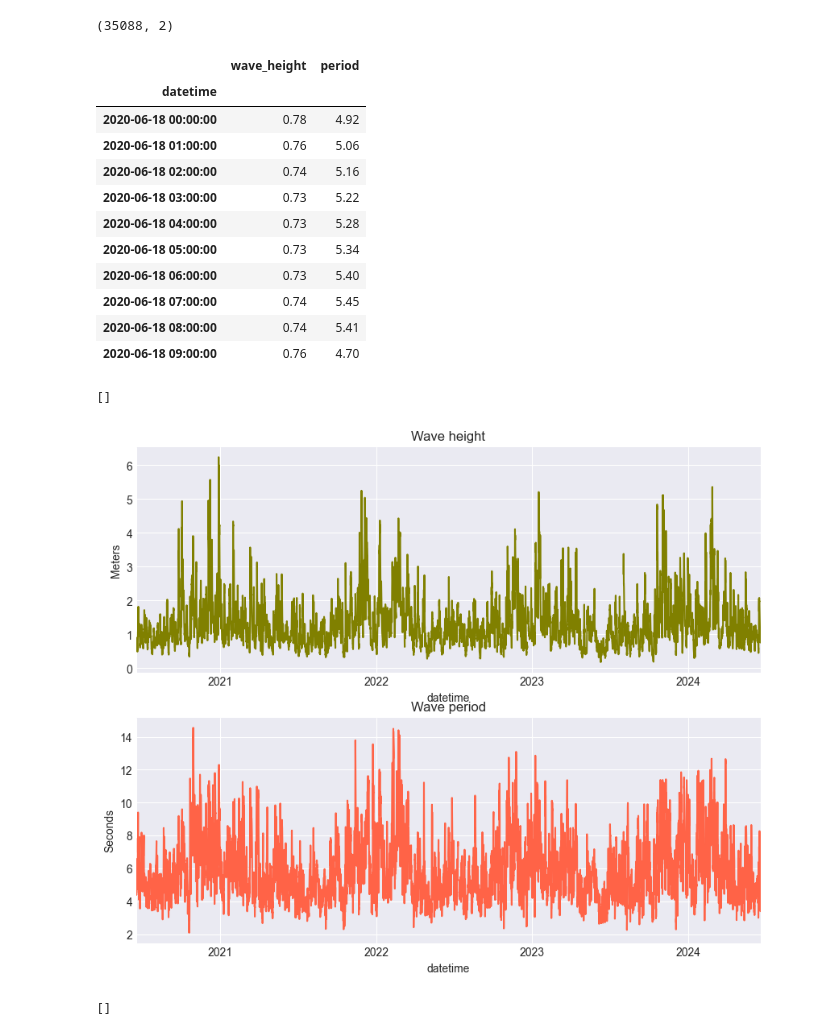
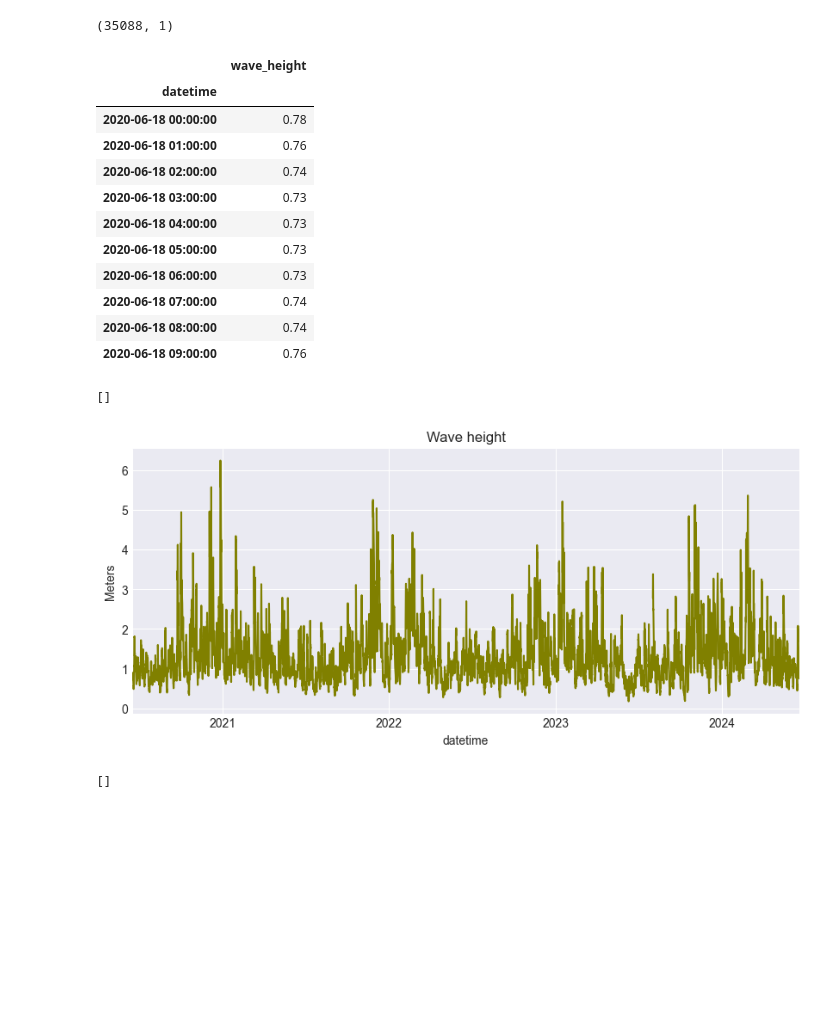
Before and after one commit to AlvaroCorrales/wave-height-prediction, a Jupyter notebook: Process data ESP.ipynb, the cells around one changed output. Drawn from its saved outputs; the diff is of its cells as text; code cells hidden in the pictures; blank space fills up the shorter version.

```diff
--- a/Process data ESP.ipynb
+++ b/Process data ESP.ipynb
@@ -38,8 +38,8 @@ df_original.head()
 # %%
 # Slice off variables of interest
 # ==============================================================================
-df = df_original[['datetime', 'Altura Signif. del Oleaje(m)', 'Periodo Medio(s)']].copy()
-df.rename(columns = {'Altura Signif. del Oleaje(m)':'wave_height', 'Periodo Medio(s)':'period'}, inplace = True)
+df = df_original[['datetime', 'Altura Signif. del Oleaje(m)']].copy()
+df.rename(columns = {'Altura Signif. del Oleaje(m)':'wave_height'}, inplace = True)
 df.sort_values(by=['datetime'], inplace=True)
 df.set_index(keys = 'datetime', inplace=True)
 df = df.asfreq('60min')
@@ -47,35 +47,35 @@ df = df.asfreq('60min')
 print(df.shape)
 df.head(10)
 # %% [output]
-(35088, 2)
+(35088, 1)
-|  | wave_height | period |
-| datetime |  |  |
-| 2020-06-18 00:00:00 | 0.78 | 4.92 |
-| 2020-06-18 01:00:00 | 0.76 | 5.06 |
-| 2020-06-18 02:00:00 | 0.74 | 5.16 |
-| 2020-06-18 03:00:00 | 0.73 | 5.22 |
-| 2020-06-18 04:00:00 | 0.73 | 5.28 |
-| 2020-06-18 05:00:00 | 0.73 | 5.34 |
-| 2020-06-18 06:00:00 | 0.73 | 5.40 |
-| 2020-06-18 07:00:00 | 0.74 | 5.45 |
-| 2020-06-18 08:00:00 | 0.74 | 5.41 |
-| 2020-06-18 09:00:00 | 0.76 | 4.70 |
+|  | wave_height |
+| datetime |  |
+| 2020-06-18 00:00:00 | 0.78 |
+| 2020-06-18 01:00:00 | 0.76 |
+| 2020-06-18 02:00:00 | 0.74 |
+| 2020-06-18 03:00:00 | 0.73 |
+| 2020-06-18 04:00:00 | 0.73 |
+| 2020-06-18 05:00:00 | 0.73 |
+| 2020-06-18 06:00:00 | 0.73 |
+| 2020-06-18 07:00:00 | 0.74 |
+| 2020-06-18 08:00:00 | 0.74 |
+| 2020-06-18 09:00:00 | 0.76 |
 # %%
 # Plot raw data
 # ==============================================================================
-fig, ax = plt.subplots(2,1, figsize = (10,8))
+fig, ax = plt.subplots(1,1, figsize = (10,4))
 
-df['wave_height'].plot(ax=ax[0], color = 'olive')
-df['period'].plot(ax=ax[1], color = 'tomato')
+df['wave_height'].plot(ax=ax, color = 'olive')
+# df['period'].plot(ax=ax[1], color = 'tomato')
 
-ax[0].set_title('Wave height')
-ax[0].set_ylabel('Meters')
-ax[1].set_title('Wave period')
-ax[1].set_ylabel('Seconds')
+ax.set_title('Wave height')
+ax.set_ylabel('Meters')
+# ax[1].set_title('Wave period')
+# ax[1].set_ylabel('Seconds')
 plt.plot()
 # %% [output]
 []
-[figure, old version]
+[figure, new version]
 # %%
 # Plot raw data
 # ==============================================================================
```
Also changed, not shown: parts of 10 cells of this notebook.
